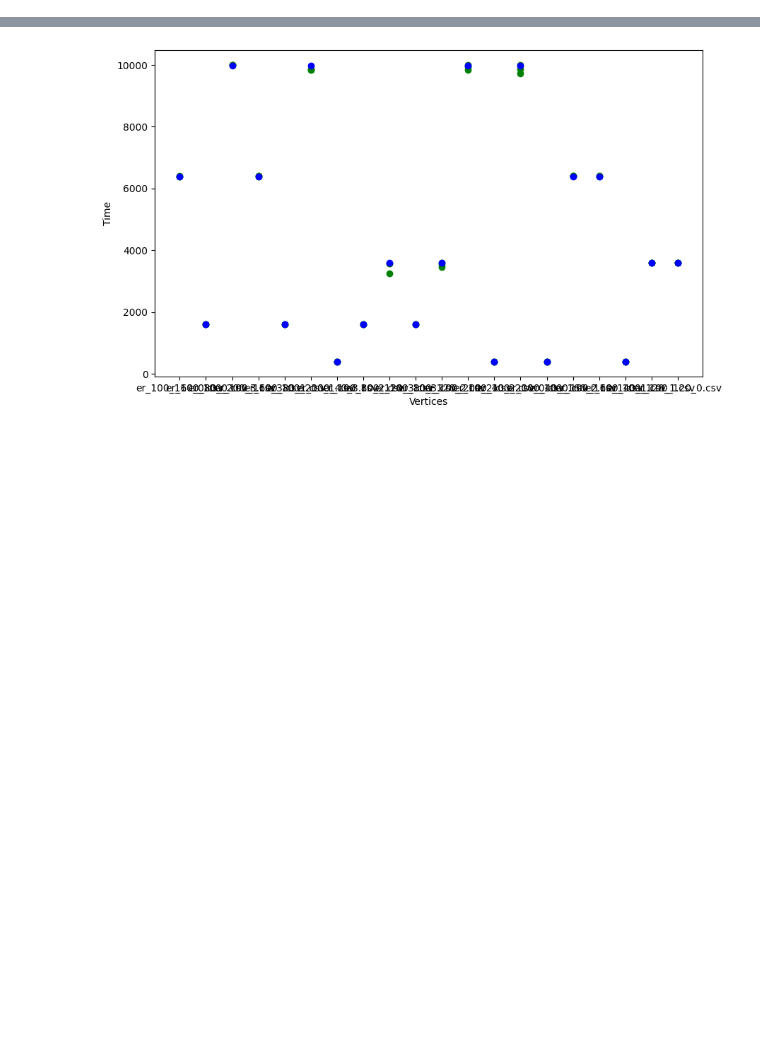
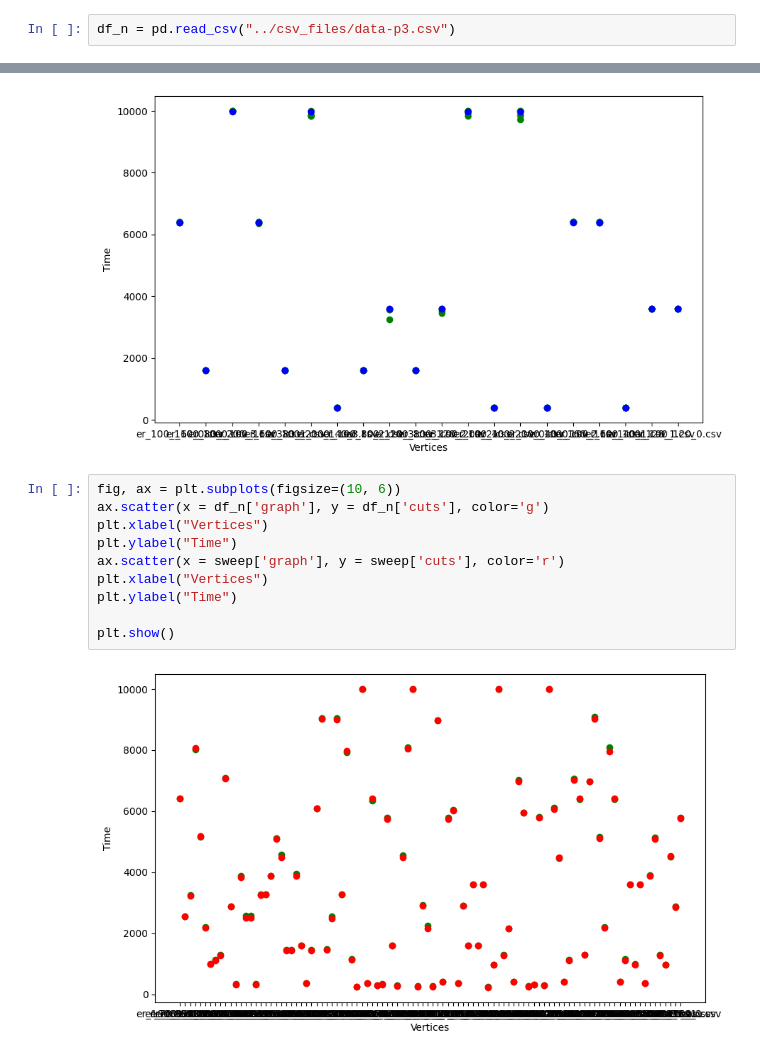
Before and after one commit to pauloaviana/ndde_project, a Jupyter notebook: statistics/data_analysis/gecco_analysis.ipynb, the cells around one changed output, grey strips where cells are left out. Drawn from its saved outputs; the diff is of its cells as text; blank space fills up the shorter version.

```diff
--- a/statistics/data_analysis/gecco_analysis.ipynb
+++ b/statistics/data_analysis/gecco_analysis.ipynb
@@ -56,2 +56,4 @@ plt.show()
 # %%
 sdp = pd.read_csv("../sdp-data.csv")
+# %%
+df_n = pd.read_csv("../csv_files/data-p3.csv")
@@ -246,3 +264,15 @@ plt.ylabel("Time")
 plt.show()
 # %% [output]
 [figure]
+# %%
+fig, ax = plt.subplots(figsize=(10, 6))
+ax.scatter(x = df_n['graph'], y = df_n['cuts'], color='g')
+plt.xlabel("Vertices")
+plt.ylabel("Time")
+ax.scatter(x = sweep['graph'], y = sweep['cuts'], color='r')
+plt.xlabel("Vertices")
+plt.ylabel("Time")
+
+plt.show()
+# %% [output]
+[figure, added]
```
Also changed, not shown: parts of 18 cells of this notebook.
